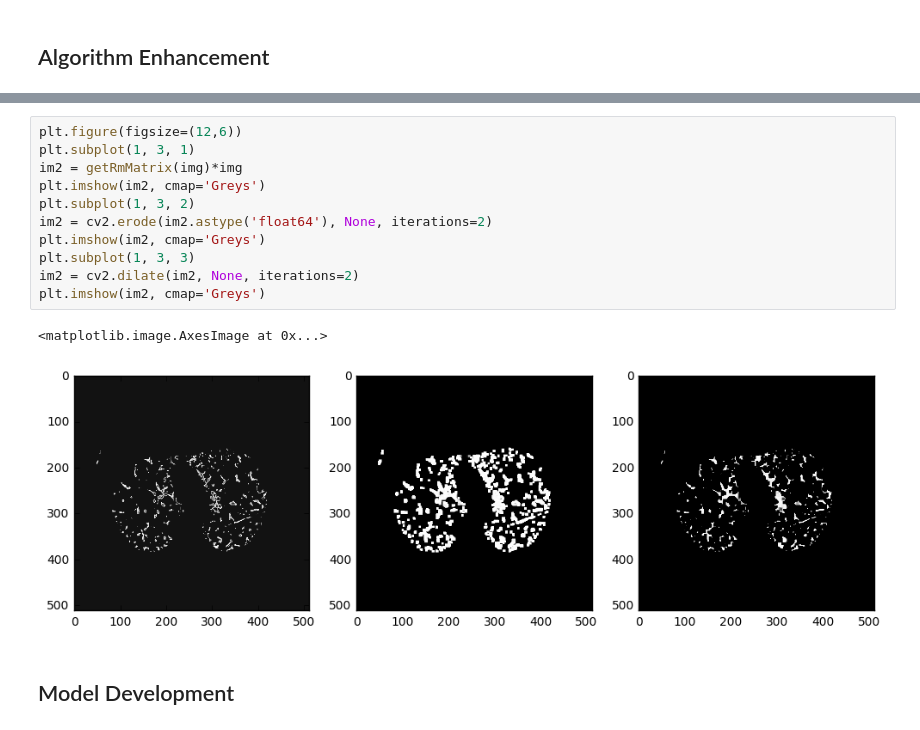
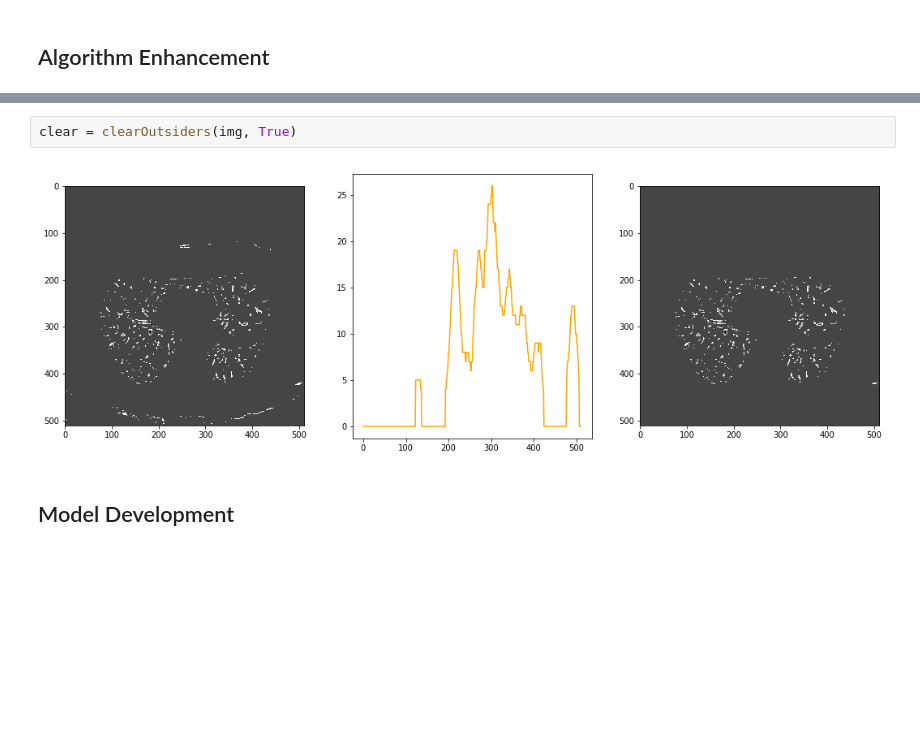
Before and after one commit to mingdingzhiai/LungCancer, a Jupyter notebook: Notebook.ipynb, the cells around one changed output, grey strips where cells are left out. Cells and saved outputs as stored; diff of their text form; blank space fills up the shorter version.

```diff
--- a/Notebook.ipynb
+++ b/Notebook.ipynb
@@ -63,16 +63,6 @@ plt.imshow(im1, cmap='Greys')
-# %%
-plt.figure(figsize=(12,6))
-plt.subplot(1, 3, 1)
-im2 = getRmMatrix(img)*img
-plt.imshow(im2, cmap='Greys')
-plt.subplot(1, 3, 2)
-im2 = cv2.erode(im2.astype('float64'), None, iterations=2)
-plt.imshow(im2, cmap='Greys')
-plt.subplot(1, 3, 3)
-im2 = cv2.dilate(im2, None, iterations=2)
-plt.imshow(im2, cmap='Greys')
-# %% [output]
-<matplotlib.image.AxesImage at 0x...>
-[figure, removed]
+# %%
+clear = clearOutsiders(img, True)
+# %% [output]
+[figure, added]
 # %% [markdown]
 ## Model Development
```
Also changed, not shown: parts of 5 cells of this notebook.
